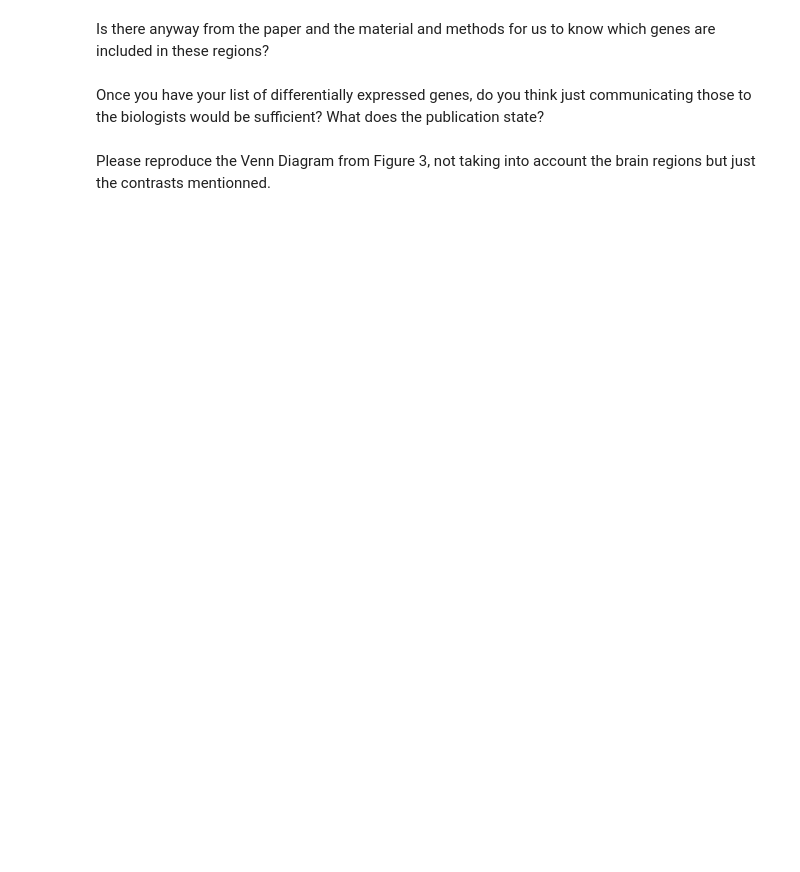
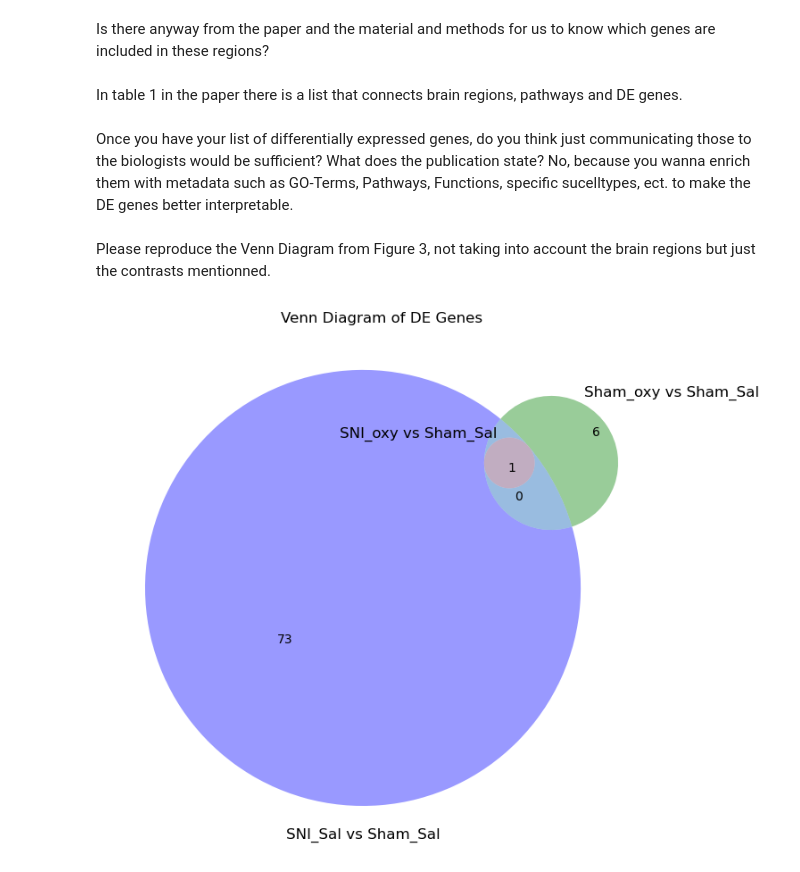
Before and after one commit to xXFloBaerXx/computational-workflows-2025, a Jupyter notebook: notebooks/day_03/day_03.ipynb, the cells around one changed output. Drawn from its saved outputs; the diff is of its cells as text; code cells hidden in the pictures; blank space fills up the shorter version.

```diff
--- a/notebooks/day_03/day_03.ipynb
+++ b/notebooks/day_03/day_03.ipynb
@@ -26,6 +119,31 @@ The paper mentions differentially expressed genes in three brain regions : the N
 # %% [markdown]
 Is there anyway from the paper and the material and methods for us to know which genes are included in these regions?
+# %% [markdown]
+In table 1 in the paper there is a list that connects brain regions, pathways and DE genes.
 # %% [markdown]
-Once you have your list of differentially expressed genes, do you think just communicating those to the biologists would be sufficient? What does the publication state?
+Once you have your list of differentially expressed genes, do you think just communicating those to the biologists would be sufficient? What does the publication state? No, because you wanna enrich them with metadata such as GO-Terms, Pathways, Functions, specific sucelltypes, ect. to make the DE genes better interpretable.
 # %% [markdown]
 Please reproduce the Venn Diagram from Figure 3, not taking into account the brain regions but just the contrasts mentionned.
+# %%
+from matplotlib_venn import venn3
+import matplotlib.pyplot as plt
+
+files = {
+    "SNI_oxy_vs_Sham_Sal": "differentialabundance-out/tables/differential/condition_treated_baseline.deseq2.results_filtered.tsv",
+    "Sham_oxy_vs_Sham_Sal": "differentialabundance-out/tables/differential/condition_control_treated_test.deseq2.results_filtered.tsv",
+    "SNI_Sal_vs_Sham_Sal": "differentialabundance-out/tables/differential/condition_control_untreated.deseq2.results_filtered.tsv"
+}
+
+
+gene_sets = {}
+for name, path in files.items():
+    df = pd.read_csv(path, sep='\t')
+    gene_sets[name] = set(df['gene_id'])
+
+# Plot
+plt.figure(figsize=(8,8))
+venn3(subsets=(gene_sets["SNI_oxy_vs_Sham_Sal"], gene_sets["Sham_oxy_vs_Sham_Sal"], gene_sets["SNI_Sal_vs_Sham_Sal"]), set_labels=("SNI_oxy vs Sham_Sal", "Sham_oxy vs Sham_Sal", "SNI_Sal vs Sham_Sal"))
+plt.title("Venn Diagram of DE Genes")
+plt.show()
+# %% [output]
+[figure, added]
```
Also changed, not shown: parts of 10 cells of this notebook, 16 other files.
